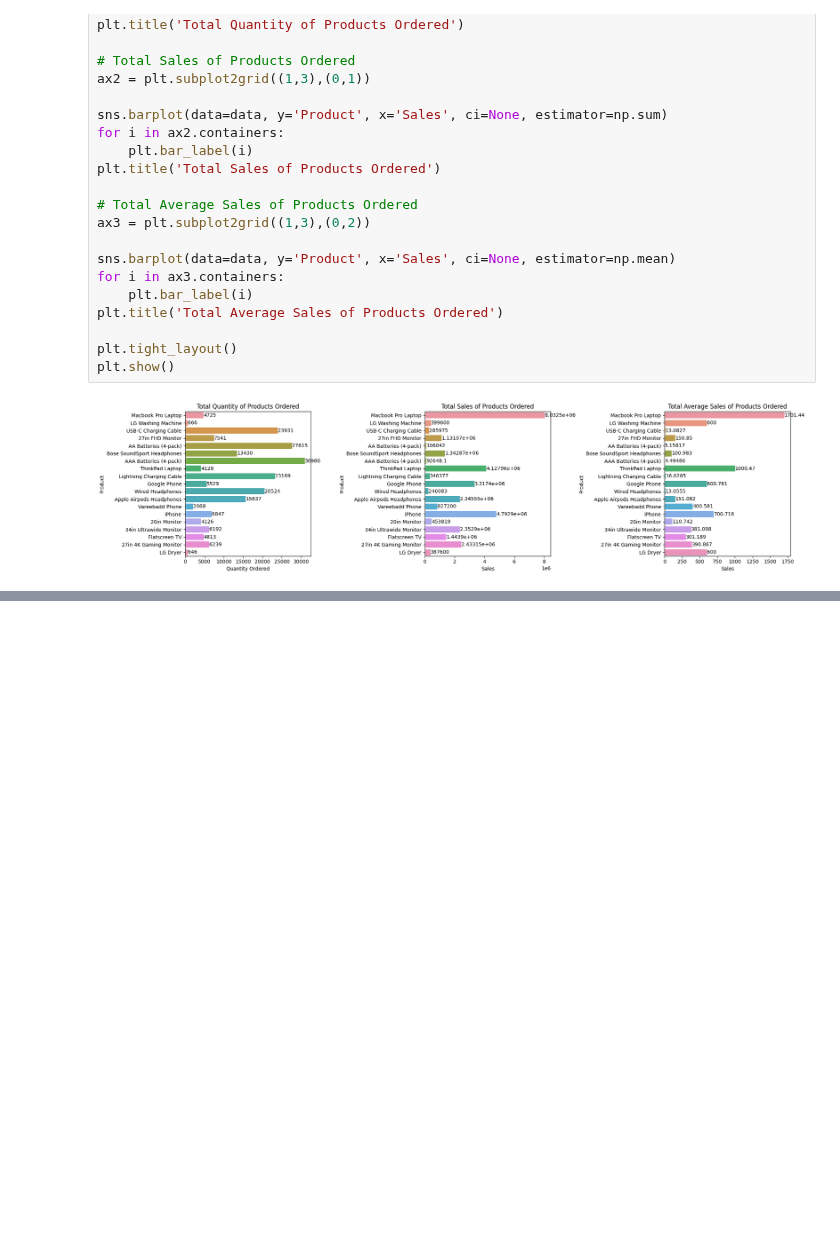
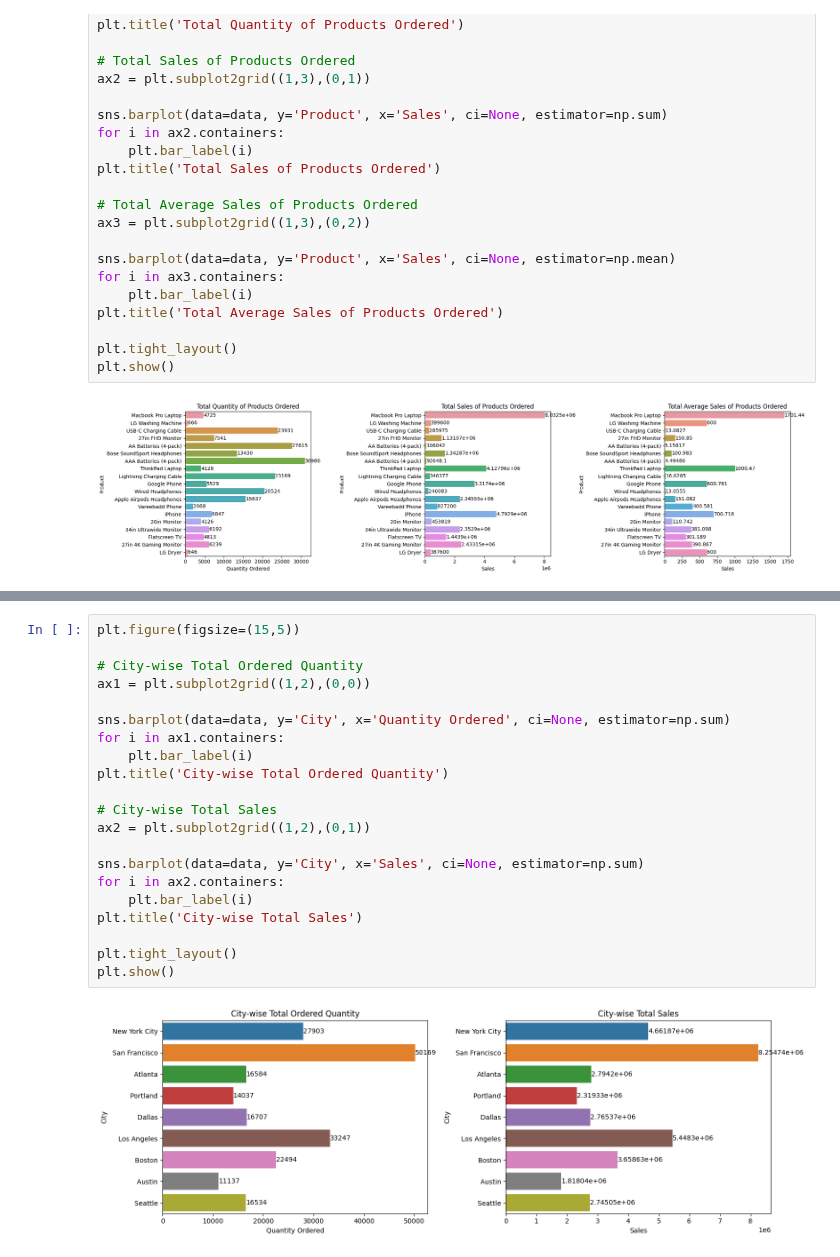
Before and after one commit to Akshay-Paunikar/Statistics_for_Data_Science, a Jupyter notebook: Complete_Statistics_Implementation_for_Data_Science.ipynb, the cells around one changed output, grey strips where cells are left out. Cells and saved outputs as stored; diff of their text form; blank space fills up the shorter version.

Commit message:
Complete Statistics Implementation - city-wise quantity ordered and total sales updated

```diff
--- a/Complete_Statistics_Implementation_for_Data_Science.ipynb
+++ b/Complete_Statistics_Implementation_for_Data_Science.ipynb
@@ -527,0 +566,23 @@ plt.show()
+# %%
+plt.figure(figsize=(15,5))
+
+# City-wise Total Ordered Quantity
+ax1 = plt.subplot2grid((1,2),(0,0))
+
+sns.barplot(data=data, y='City', x='Quantity Ordered', ci=None, estimator=np.sum)
+for i in ax1.containers:
+    plt.bar_label(i)
+plt.title('City-wise Total Ordered Quantity')
+
+# City-wise Total Sales
+ax2 = plt.subplot2grid((1,2),(0,1))
+
+sns.barplot(data=data, y='City', x='Sales', ci=None, estimator=np.sum)
+for i in ax2.containers:
+    plt.bar_label(i)
+plt.title('City-wise Total Sales')
+
+plt.tight_layout()
+plt.show()
+# %% [output]
+[figure, added]
```
Also changed, not shown: parts of 4 cells of this notebook.
